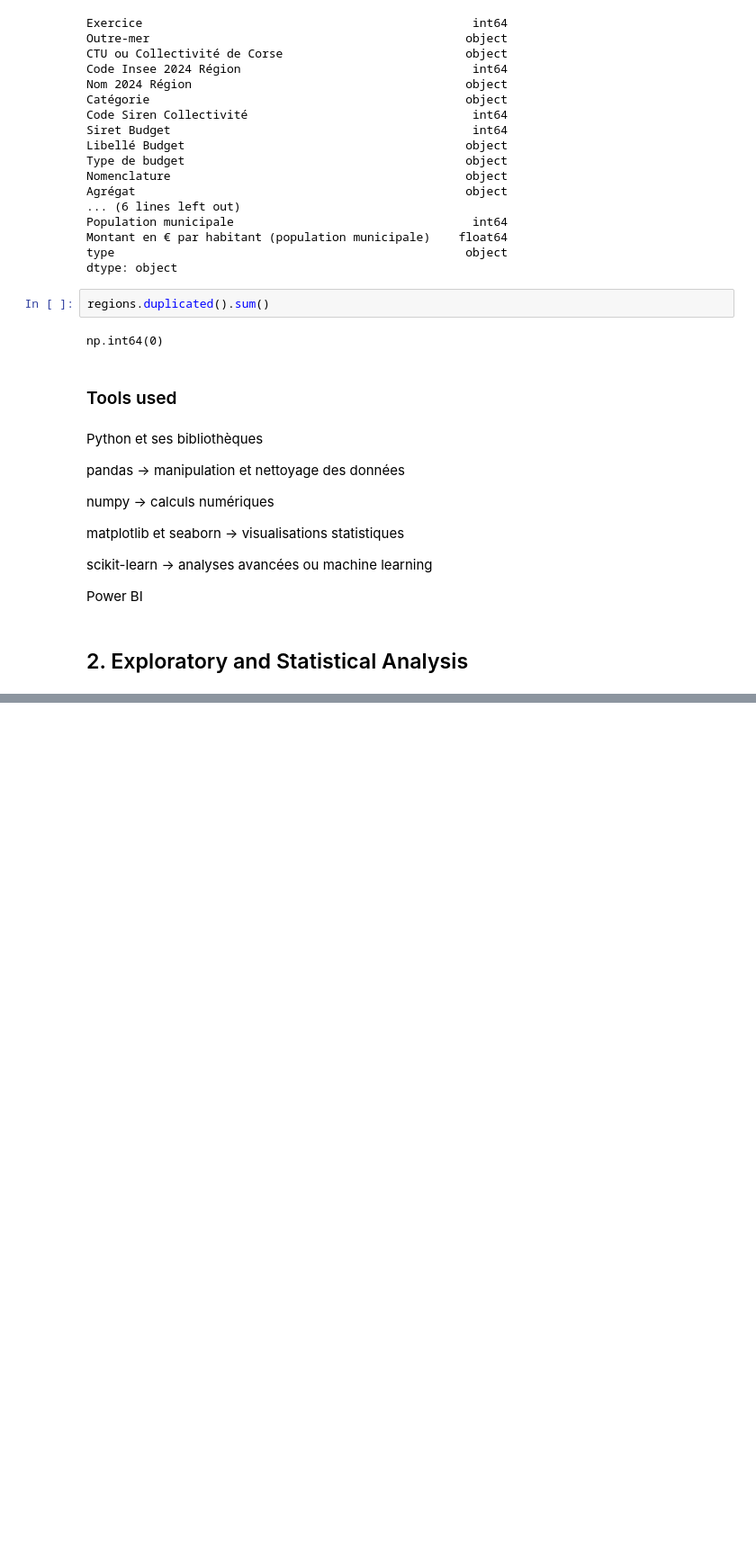
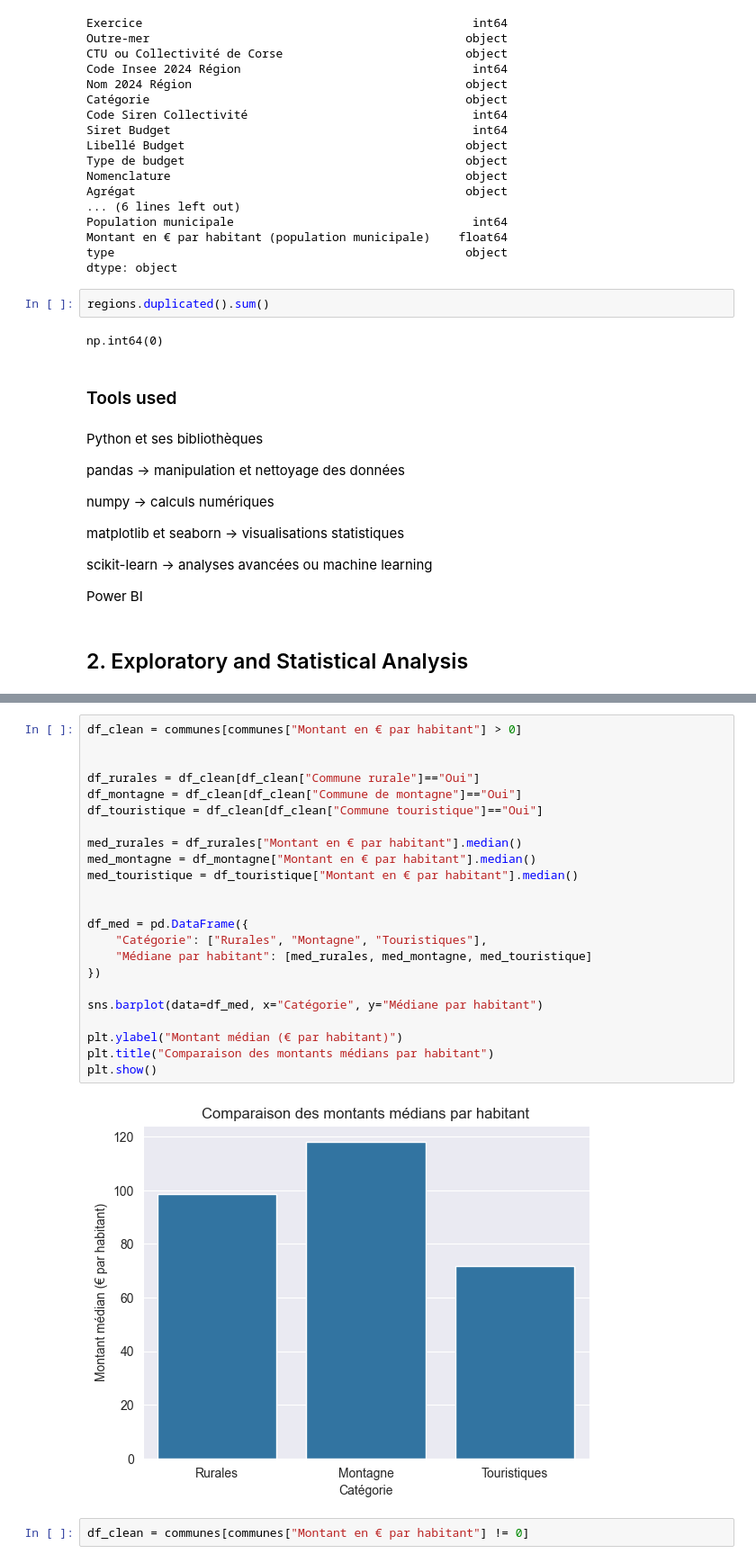
Before and after one commit to vincentmori/Projet_BI_MORIN_DOAT_MOUTON_ROBERT_MAEDER_LAMBERT, a Jupyter notebook: Notebook/exploratory.ipynb, the cells around one changed output, grey strips where cells are left out. Shown: that part at 90% size. Cells and saved outputs as stored; diff of their text form; blank space fills up the shorter version.

```diff
--- a/Notebook/exploratory.ipynb
+++ b/Notebook/exploratory.ipynb
@@ -490,0 +564,27 @@ np.int64(3728936)
+# %%
+df_clean = communes[communes["Montant en € par habitant"] > 0]
+
+
+df_rurales = df_clean[df_clean["Commune rurale"]=="Oui"]
+df_montagne = df_clean[df_clean["Commune de montagne"]=="Oui"]
+df_touristique = df_clean[df_clean["Commune touristique"]=="Oui"]
+
+med_rurales = df_rurales["Montant en € par habitant"].median()
+med_montagne = df_montagne["Montant en € par habitant"].median()
+med_touristique = df_touristique["Montant en € par habitant"].median()
+
+
+df_med = pd.DataFrame({
+    "Catégorie": ["Rurales", "Montagne", "Touristiques"],
+    "Médiane par habitant": [med_rurales, med_montagne, med_touristique]
+})
+
+sns.barplot(data=df_med, x="Catégorie", y="Médiane par habitant")
+
+plt.ylabel("Montant médian (€ par habitant)")
+plt.title("Comparaison des montants médians par habitant")
+plt.show()
+# %% [output]
+[figure, added]
+# %%
+df_clean = communes[communes["Montant en € par habitant"] != 0]
```
Also changed, not shown: parts of 21 cells of this notebook.
